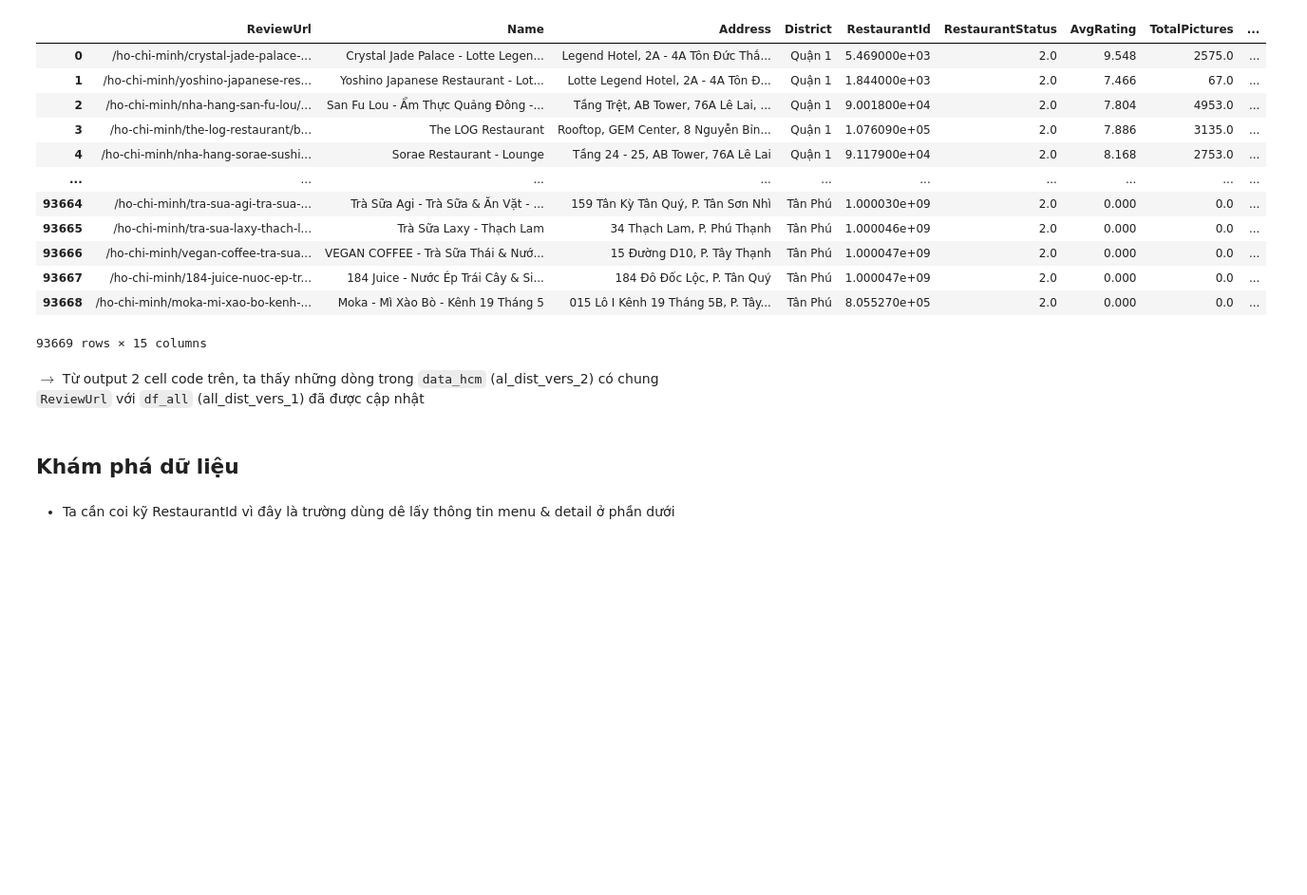
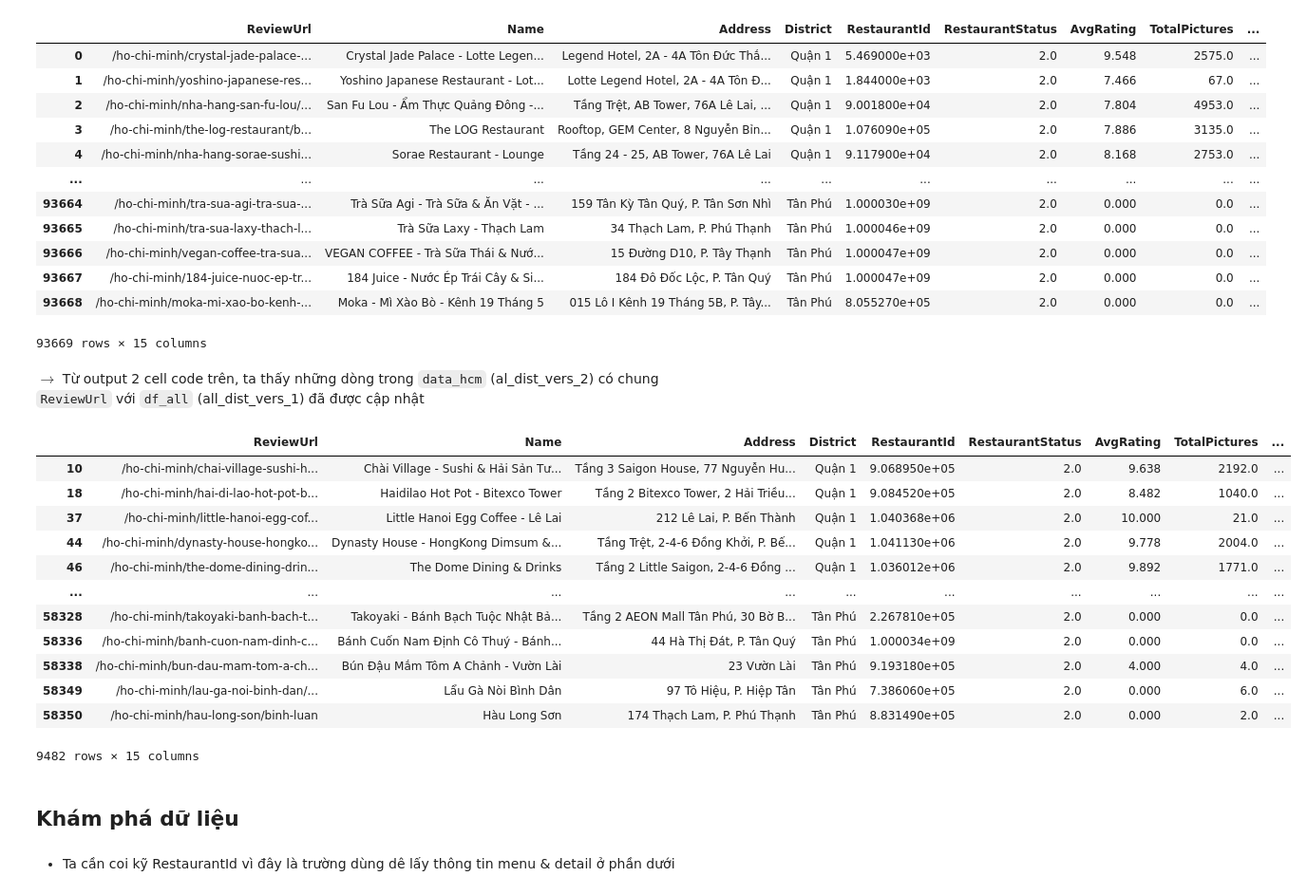
Before and after one commit to InventN/foody_API_data, a Jupyter notebook: crawl_data_api.ipynb, the cells around one changed output. Shown at 95% size. Saved outputs shown, nothing was run; the diff lists cells and outputs as text; code cells hidden in the pictures; blank space fills up the shorter version.

```diff
--- a/crawl_data_api.ipynb
+++ b/crawl_data_api.ipynb
@@ -199,6 +199,23 @@ $\to$ Từ output 2 cell code trên, ta thấy những dòng trong `data_hcm` (a
 # %%
 # save merged data to csv
 data_hcm.to_csv(f'crawled_all_shops/data_hcm.csv', index = False, header=True, encoding='utf-8')
+# %%
+##
+df_all[df_all['TotalSaves'] != 0]
+# %% [output]
+|  | ReviewUrl | Name | Address | District | RestaurantId | RestaurantStatus | AvgRating | TotalPictures | ... |
+| 10 | /ho-chi-minh/chai-village-sushi-h... | Chài Village - Sushi & Hải Sản Tư... | Tầng 3 Saigon House, 77 Nguyễn Hu... | Quận 1 | 9.068950e+05 | 2.0 | 9.638 | 2192.0 | ... |
+| 18 | /ho-chi-minh/hai-di-lao-hot-pot-b... | Haidilao Hot Pot - Bitexco Tower | Tầng 2 Bitexco Tower, 2 Hải Triều... | Quận 1 | 9.084520e+05 | 2.0 | 8.482 | 1040.0 | ... |
+| 37 | /ho-chi-minh/little-hanoi-egg-cof... | Little Hanoi Egg Coffee - Lê Lai | 212 Lê Lai, P. Bến Thành | Quận 1 | 1.040368e+06 | 2.0 | 10.000 | 21.0 | ... |
+| 44 | /ho-chi-minh/dynasty-house-hongko... | Dynasty House - HongKong Dimsum &... | Tầng Trệt, 2-4-6 Đồng Khởi, P. Bế... | Quận 1 | 1.041130e+06 | 2.0 | 9.778 | 2004.0 | ... |
+| 46 | /ho-chi-minh/the-dome-dining-drin... | The Dome Dining & Drinks | Tầng 2 Little Saigon, 2-4-6 Đồng ... | Quận 1 | 1.036012e+06 | 2.0 | 9.892 | 1771.0 | ... |
+| ... | ... | ... | ... | ... | ... | ... | ... | ... | ... |
+| 58328 | /ho-chi-minh/takoyaki-banh-bach-t... | Takoyaki - Bánh Bạch Tuộc Nhật Bả... | Tầng 2 AEON Mall Tân Phú, 30 Bờ B... | Tân Phú | 2.267810e+05 | 2.0 | 0.000 | 0.0 | ... |
+| 58336 | /ho-chi-minh/banh-cuon-nam-dinh-c... | Bánh Cuốn Nam Định Cô Thuý - Bánh... | 44 Hà Thị Đát, P. Tân Quý | Tân Phú | 1.000034e+09 | 2.0 | 0.000 | 0.0 | ... |
+| 58338 | /ho-chi-minh/bun-dau-mam-tom-a-ch... | Bún Đậu Mắm Tôm A Chảnh - Vườn Lài | 23 Vườn Lài | Tân Phú | 9.193180e+05 | 2.0 | 4.000 | 4.0 | ... |
+| 58349 | /ho-chi-minh/lau-ga-noi-binh-dan/... | Lẩu Gà Nòi Bình Dân | 97 Tô Hiệu, P. Hiệp Tân | Tân Phú | 7.386060e+05 | 2.0 | 0.000 | 6.0 | ... |
+| 58350 | /ho-chi-minh/hau-long-son/binh-luan | Hàu Long Sơn | 174 Thạch Lam, P. Phú Thạnh | Tân Phú | 8.831490e+05 | 2.0 | 0.000 | 2.0 | ... |
+9482 rows × 15 columns
 # %% [markdown]
 ## Khám phá dữ liệu
 # %% [markdown]
```
Also changed, not shown: parts of 1 cell of this notebook, 1 other file.
